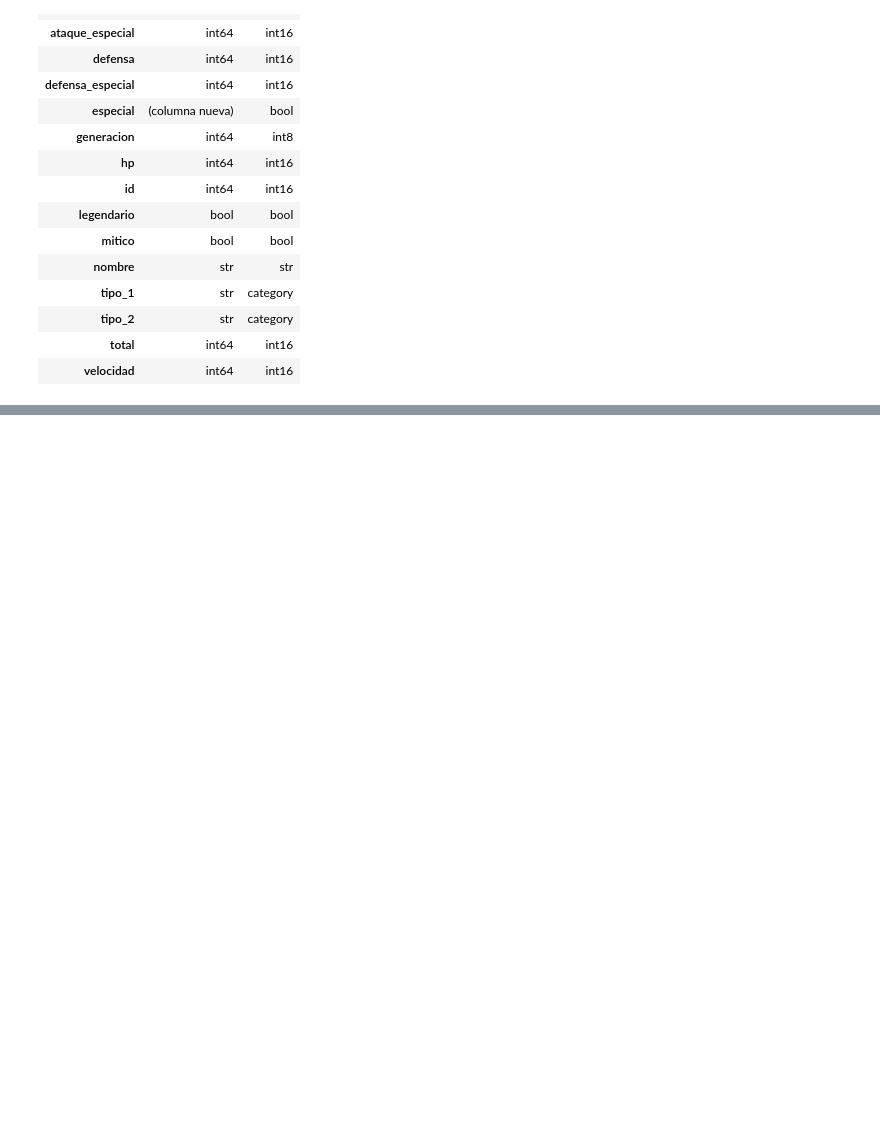
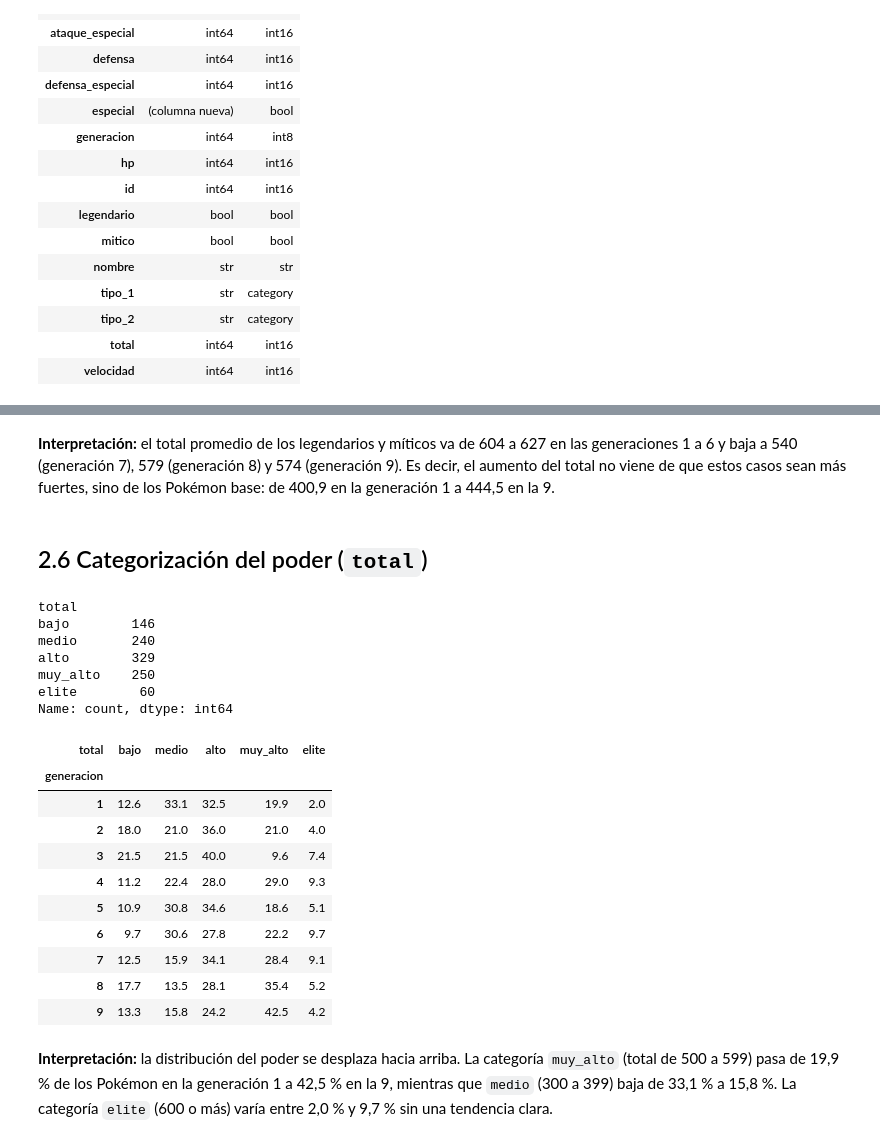
Before and after one commit to brandonmesamm-png/pokemon-generaciones, a Jupyter notebook: notebooks/data_preparation.ipynb, the cells around one changed output, grey strips where cells are left out. Saved outputs shown, nothing was run; the diff lists cells and outputs as text; code cells hidden in the pictures; blank space fills up the shorter version.

```diff
--- a/notebooks/data_preparation.ipynb
+++ b/notebooks/data_preparation.ipynb
@@ -275,0 +507,34 @@ pd.DataFrame({'antes': pokemon_crudo.dtypes.astype(str),
+# %% [markdown]
+**Interpretación:** el total promedio de los legendarios y míticos va de 604 a 627 en las generaciones 1 a 6 y baja a 540 (generación 7), 579 (generación 8) y 574 (generación 9). Es decir, el aumento del total no viene de que estos casos sean más fuertes, sino de los Pokémon base: de 400,9 en la generación 1 a 444,5 en la 9.
+# %% [markdown]
+## 2.6 Categorización del poder (`total`)
+# %%
+limites = [0, 300, 400, 500, 600, 721]
+etiquetas = ['bajo', 'medio', 'alto', 'muy_alto', 'elite']
+
+categorias = pd.cut(pokemon['total'], bins=limites, labels=etiquetas, right=False)
+print(categorias.value_counts().reindex(etiquetas))
+
+distribucion = (pd.crosstab(pokemon['generacion'], categorias, normalize='index') * 100).round(1)
+distribucion
+# %% [output]
+total
+bajo        146
+medio       240
+alto        329
+muy_alto    250
+elite        60
+Name: count, dtype: int64
+| total | bajo | medio | alto | muy_alto | elite |
+| generacion |  |  |  |  |  |
+| 1 | 12.6 | 33.1 | 32.5 | 19.9 | 2.0 |
+| 2 | 18.0 | 21.0 | 36.0 | 21.0 | 4.0 |
+| 3 | 21.5 | 21.5 | 40.0 | 9.6 | 7.4 |
+| 4 | 11.2 | 22.4 | 28.0 | 29.0 | 9.3 |
+| 5 | 10.9 | 30.8 | 34.6 | 18.6 | 5.1 |
+| 6 | 9.7 | 30.6 | 27.8 | 22.2 | 9.7 |
+| 7 | 12.5 | 15.9 | 34.1 | 28.4 | 9.1 |
+| 8 | 17.7 | 13.5 | 28.1 | 35.4 | 5.2 |
+| 9 | 13.3 | 15.8 | 24.2 | 42.5 | 4.2 |
+# %% [markdown]
+**Interpretación:** la distribución del poder se desplaza hacia arriba. La categoría `muy_alto` (total de 500 a 599) pasa de 19,9 % de los Pokémon en la generación 1 a 42,5 % en la 9, mientras que `medio` (300 a 399) baja de 33,1 % a 15,8 %. La categoría `elite` (600 o más) varía entre 2,0 % y 9,7 % sin una tendencia clara.
```
Also changed, not shown: parts of 22 cells of this notebook.
